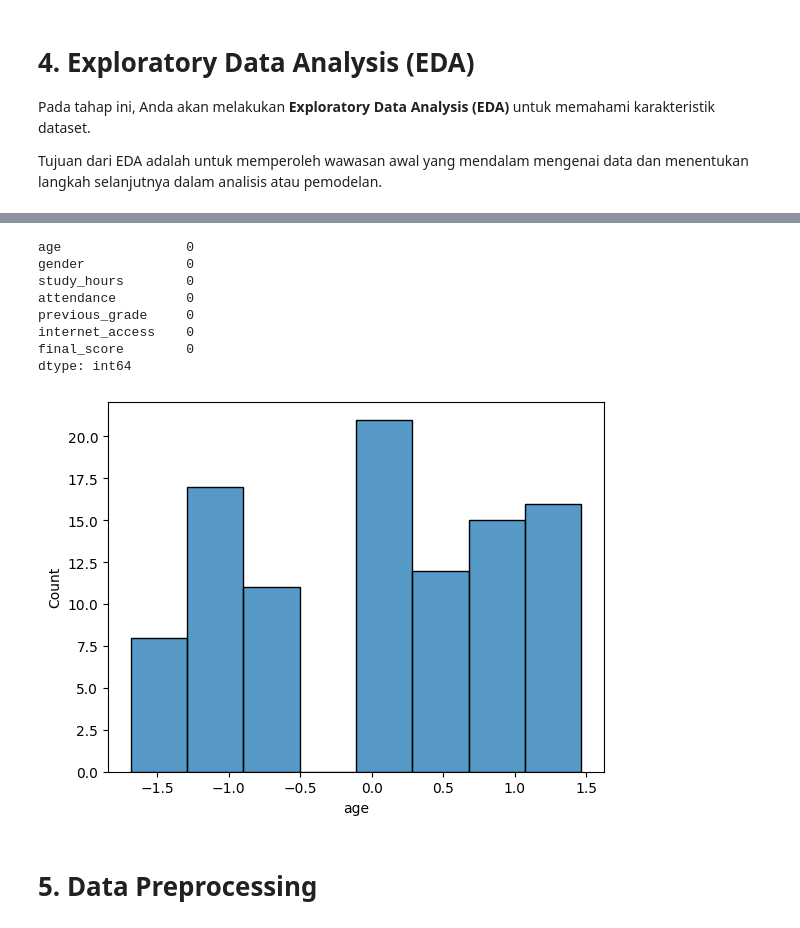
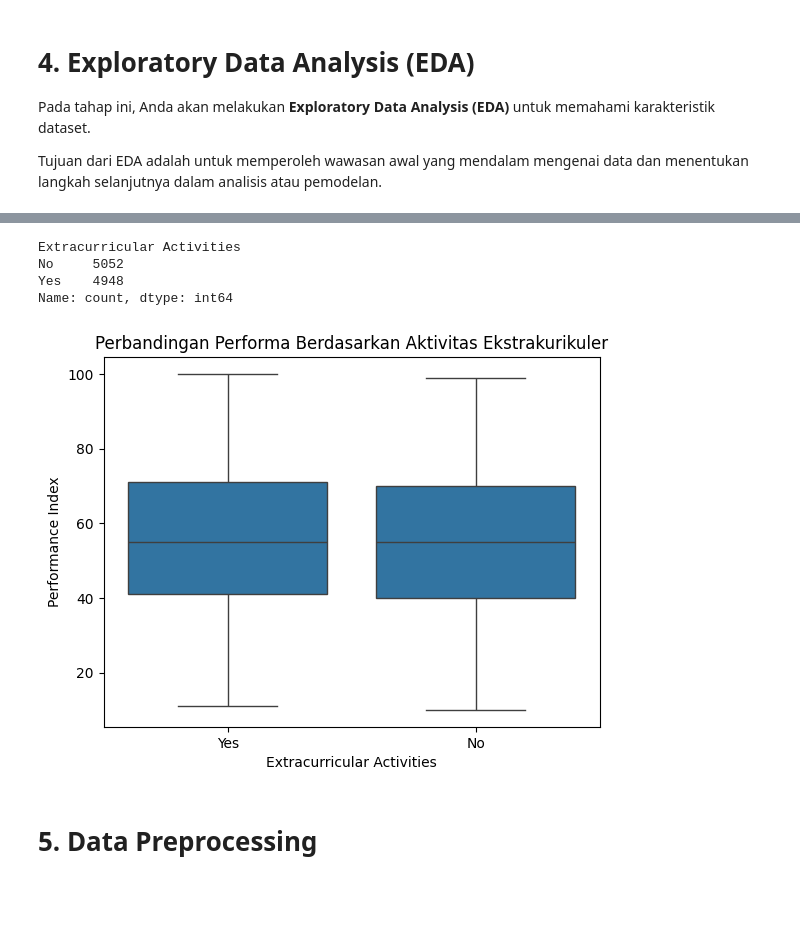
Before and after one commit to rizkidwifrb/Eksperimen_SML_Rizki-Dwi-Febriansyah, a Jupyter notebook: preprocessing/Eksperimen_Rizki-Dwi-Febriansyah.ipynb, the cells around one changed output, grey strips where cells are left out. Cells and saved outputs as stored; diff of their text form; code cells hidden in the pictures; blank space fills up the shorter version.

```diff
--- a/preprocessing/Eksperimen_Rizki-Dwi-Febriansyah.ipynb
+++ b/preprocessing/Eksperimen_Rizki-Dwi-Febriansyah.ipynb
@@ -103,22 +103,21 @@ Index(['age', 'gender', 'study_hours', 'attendance', 'previous_grade',
-# %%
-df.isnull().sum()
-# %% [output]
-age                0
-gender             0
-study_hours        0
-attendance         0
-previous_grade     0
-internet_access    0
-final_score        0
-dtype: int64
-# %%
-import seaborn as sns
-import matplotlib.pyplot as plt
-
-sns.histplot(df['age'])
-plt.show()
-# %% [output]
-[figure, removed]
+# %%
+print(df["Extracurricular Activities"].value_counts())
+# %% [output]
+Extracurricular Activities
+No     5052
+Yes    4948
+Name: count, dtype: int64
+# %%
+sns.boxplot(
+    x="Extracurricular Activities",
+    y="Performance Index",
+    data=df
+)
+
+plt.title("Perbandingan Performa Berdasarkan Aktivitas Ekstrakurikuler")
+plt.show()
+# %% [output]
+[figure, added]
 # %% [markdown]
 # **5. Data Preprocessing**
 # %% [markdown]
```
Also changed, not shown: parts of 18 cells of this notebook, 7 other files.
